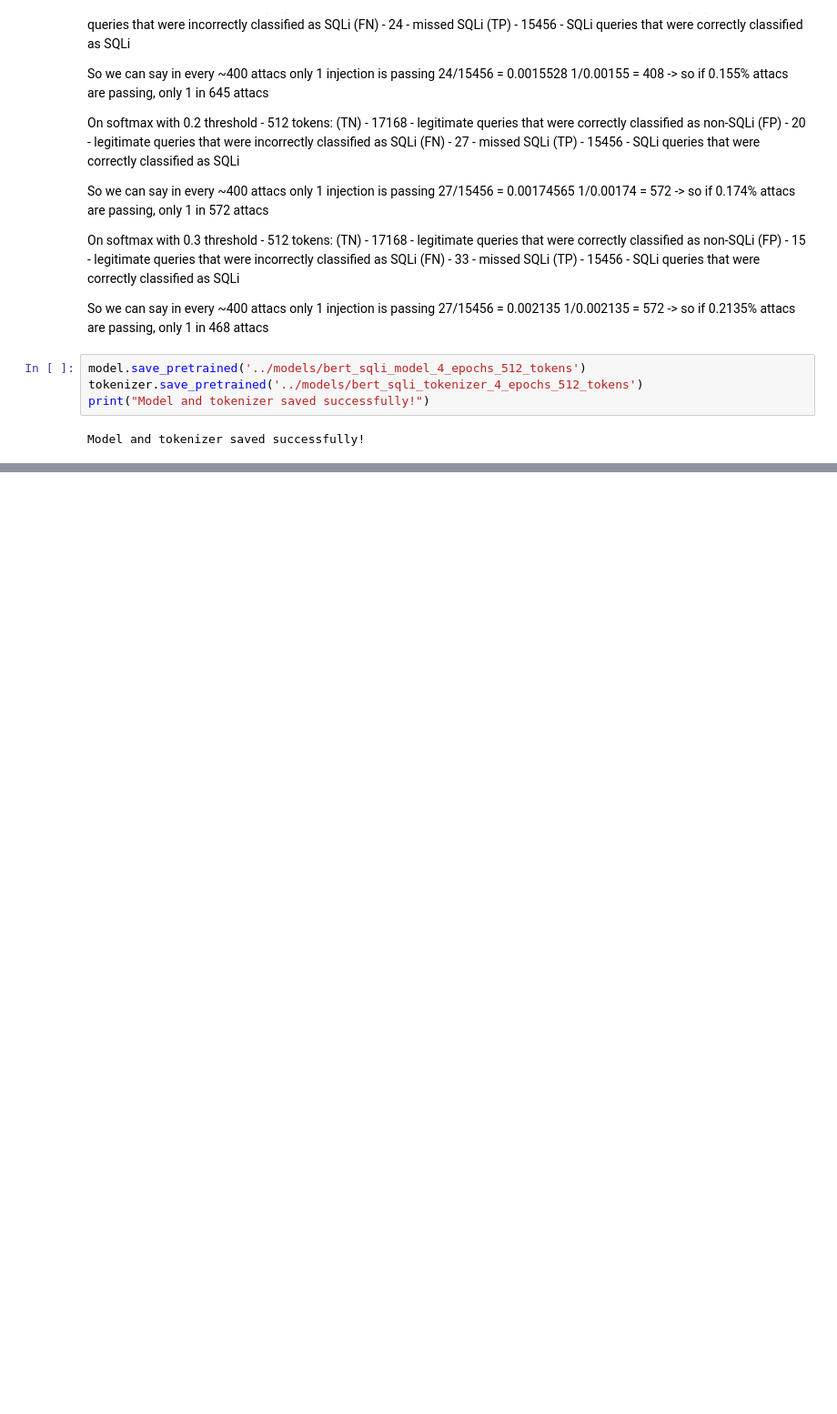
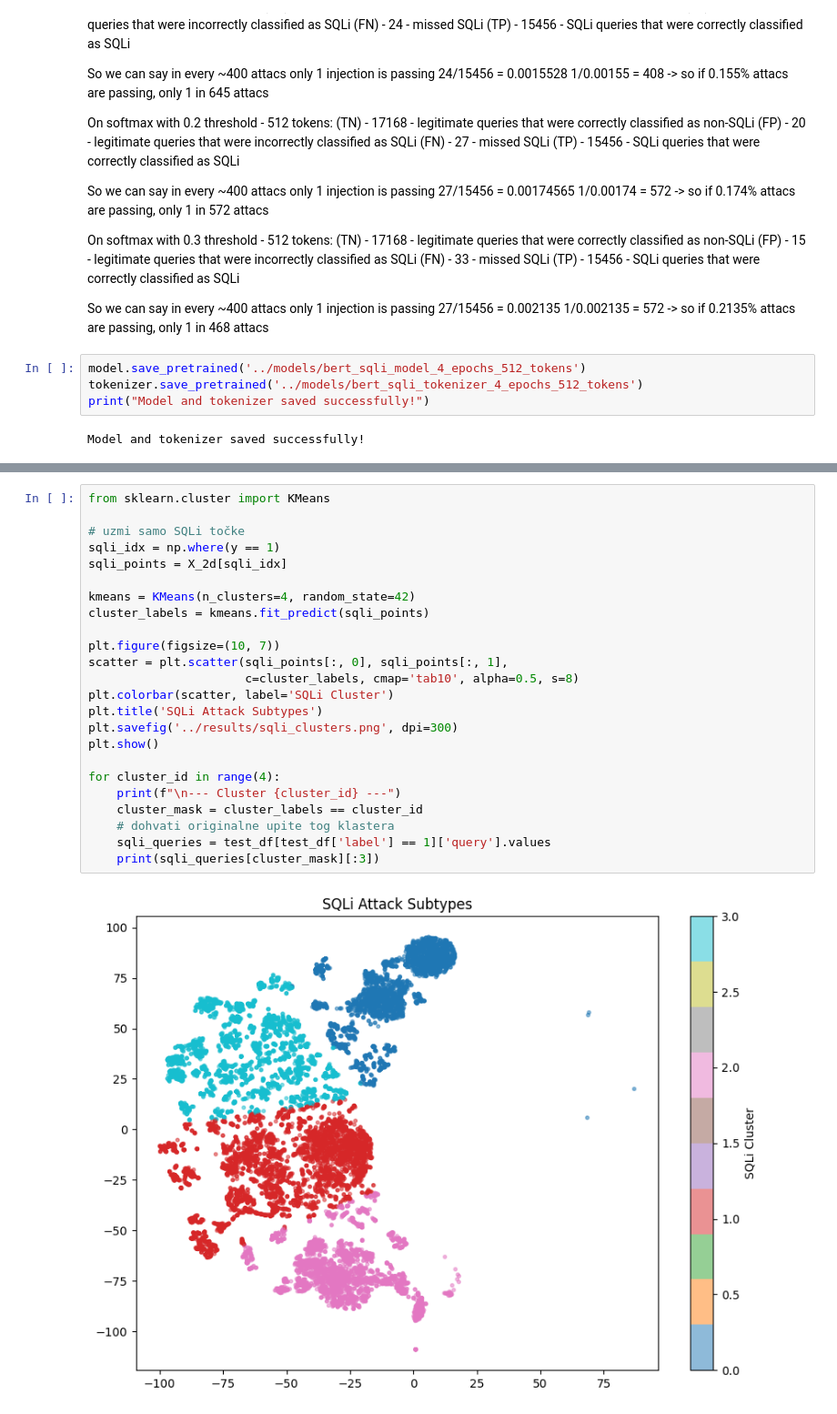
Before and after one commit to viserionnina/bert-sqli-detection, a Jupyter notebook: notebooks/training.ipynb, the cells around one changed output, grey strips where cells are left out. Shown at 91% size. Drawn from its saved outputs; the diff is of its cells as text; blank space fills up the shorter version.

```diff
--- a/notebooks/training.ipynb
+++ b/notebooks/training.ipynb
@@ -663,0 +749,26 @@ Model and tokenizer saved successfully!
+# %%
+from sklearn.cluster import KMeans
+
+# uzmi samo SQLi točke
+sqli_idx = np.where(y == 1)
+sqli_points = X_2d[sqli_idx]
+
+kmeans = KMeans(n_clusters=4, random_state=42)
+cluster_labels = kmeans.fit_predict(sqli_points)
+
+plt.figure(figsize=(10, 7))
+scatter = plt.scatter(sqli_points[:, 0], sqli_points[:, 1],
+                      c=cluster_labels, cmap='tab10', alpha=0.5, s=8)
+plt.colorbar(scatter, label='SQLi Cluster')
+plt.title('SQLi Attack Subtypes')
+plt.savefig('../results/sqli_clusters.png', dpi=300)
+plt.show()
+
+for cluster_id in range(4):
+    print(f"\n--- Cluster {cluster_id} ---")
+    cluster_mask = cluster_labels == cluster_id
+    # dohvati originalne upite tog klastera
+    sqli_queries = test_df[test_df['label'] == 1]['query'].values
+    print(sqli_queries[cluster_mask][:3])
+# %% [output]
+[figure, added]
```
Also changed, not shown: parts of 7 cells of this notebook, 11 other files.
